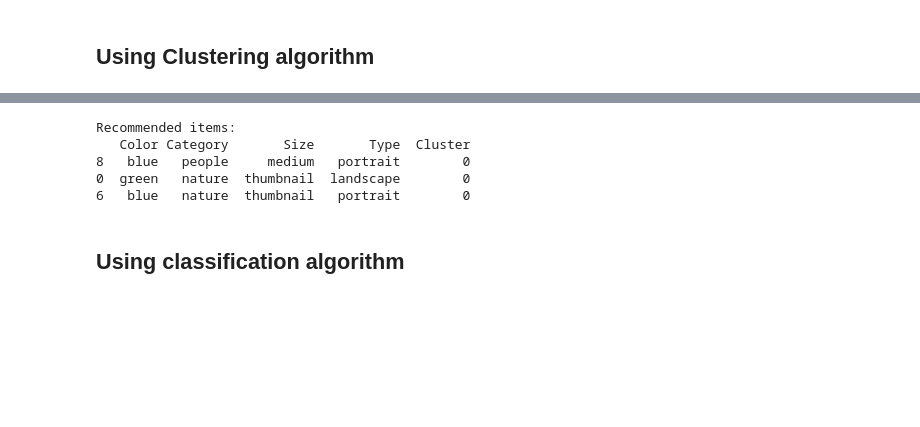
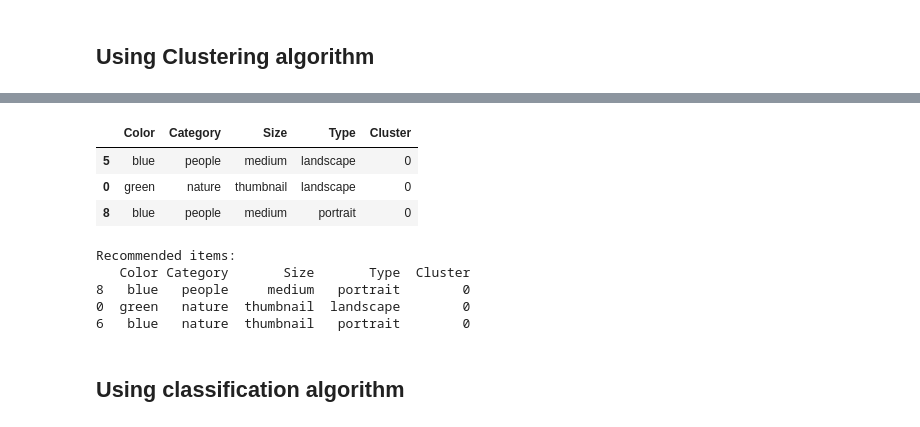
Before and after one commit to yanisDrx/DataMining, a Jupyter notebook: examples/recommendation.ipynb, the cells around one changed output, grey strips where cells are left out. Saved outputs shown, nothing was run; the diff lists cells and outputs as text; code cells hidden in the pictures; blank space fills up the shorter version.

```diff
--- a/examples/recommendation.ipynb
+++ b/examples/recommendation.ipynb
@@ -8,3 +8,69 @@ Two approaches to build a recommendation system with some common processes are :
 ![](../images/DataMiningProject.png)
 # %% [markdown]
 ## Using Clustering algorithm
+# %%
+from sklearn.cluster import KMeans
+from sklearn.preprocessing import LabelEncoder
+import pandas as pd
+
+# Sample data
+data = [
+    ["green", "nature", "thumbnail", "landscape"],
+    ["blue", "architecture", "medium", "portrait"],
+    ["blue", "people", "medium", "landscape"],
+    ["yellow", "nature", "medium", "portrait"],
+    ["green", "nature", "thumbnail", "landscape"],
+    ["blue", "people", "medium", "landscape"],
+    ["blue", "nature", "thumbnail", "portrait"],
+    ["yellow", "architecture", "thumbnail", "landscape"],
+    ["blue", "people", "medium", "portrait"],
+    ["yellow", "nature", "medium", "landscape"],
+    ["yellow", "people", "thumbnail", "portrait"],
+    ["blue", "people", "medium", "landscape"],
+    ["red", "architecture", "thumbnail", "landscape"],
+]
+
+# Encode categorical features
+label_encoders = [LabelEncoder() for _ in range(len(data[0]))]
+encoded_data = []
+for i, column in enumerate(zip(*data)):
+    encoded_data.append(label_encoders[i].fit_transform(column))
+
+print("encoded data:",encoded_data)
+
+X = list(zip(*encoded_data))  # Features
+
+print("listing :",X)
+
+print("-------------------------------------------------")
+
+# Clustering
+k = 2  # Number of clusters
+kmeans = KMeans(n_clusters=k, n_init=10)
+kmeans.fit(X)
+
+clusters = kmeans.labels_
+
+print("Clusters:", clusters)
+
+print("-------------------------------------------------")
+
+
+# Add cluster labels to the original data
+data_with_clusters = pd.DataFrame(data, columns=["Color", "Category", "Size", "Type"])
+data_with_clusters["Cluster"] = clusters
+
+data_with_clusters
+
+print("-------------------------------------------------")
+
+# Recommendation function
+def recommend_items(cluster, data_with_clusters):
+    items_in_cluster = data_with_clusters[data_with_clusters["Cluster"] == cluster]
+    print("items in cluster:", items_in_cluster)
+    recommended_items = items_in_cluster.sample(n=3)  # Sample 3 items from the cluster
+    print("recommended items:", recommended_items)
+    return recommended_items
+
+recommend_items(clusters[0], data_with_clusters)
+# %% [output]
@@ -11,3 +96,7 @@ Two approaches to build a recommendation system with some common processes are :
+|  | Color | Category | Size | Type | Cluster |
+| 5 | blue | people | medium | landscape | 0 |
+| 0 | green | nature | thumbnail | landscape | 0 |
+| 8 | blue | people | medium | portrait | 0 |
 # %%
 from sklearn.cluster import KMeans
 from sklearn.preprocessing import LabelEncoder
```
Also changed, not shown: parts of 1 cell of this notebook, 4 other files.
